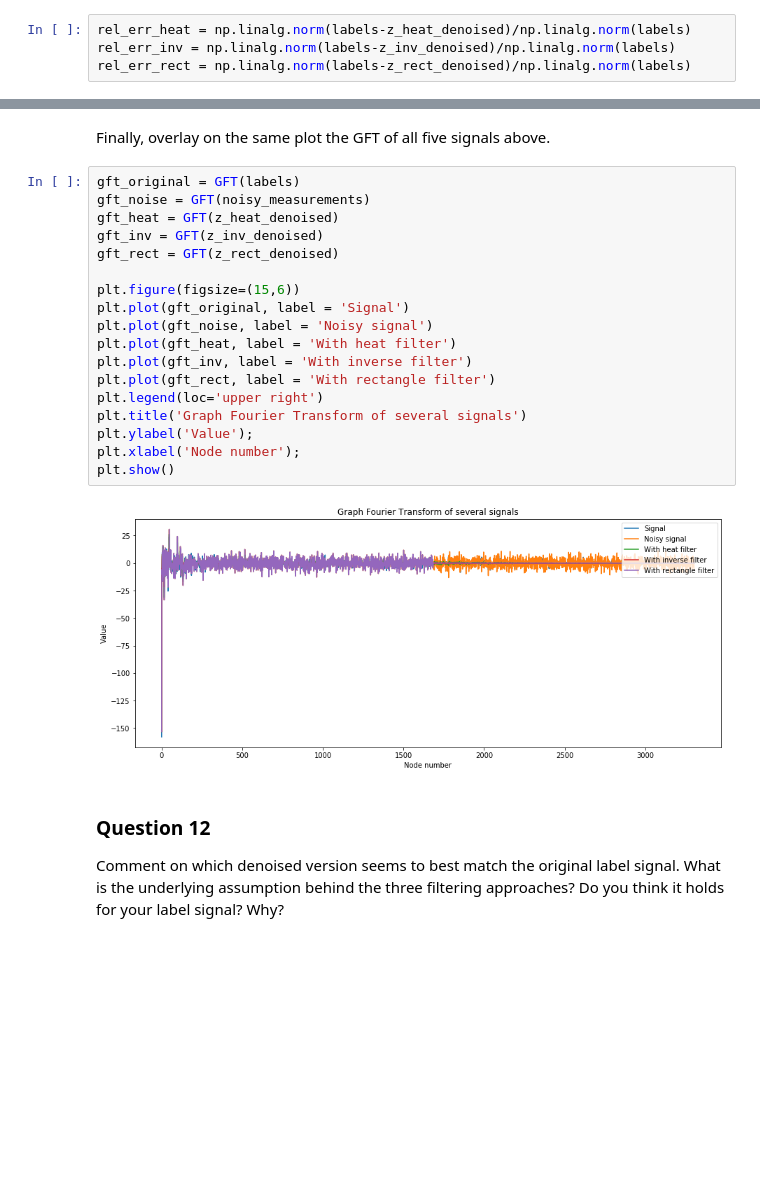
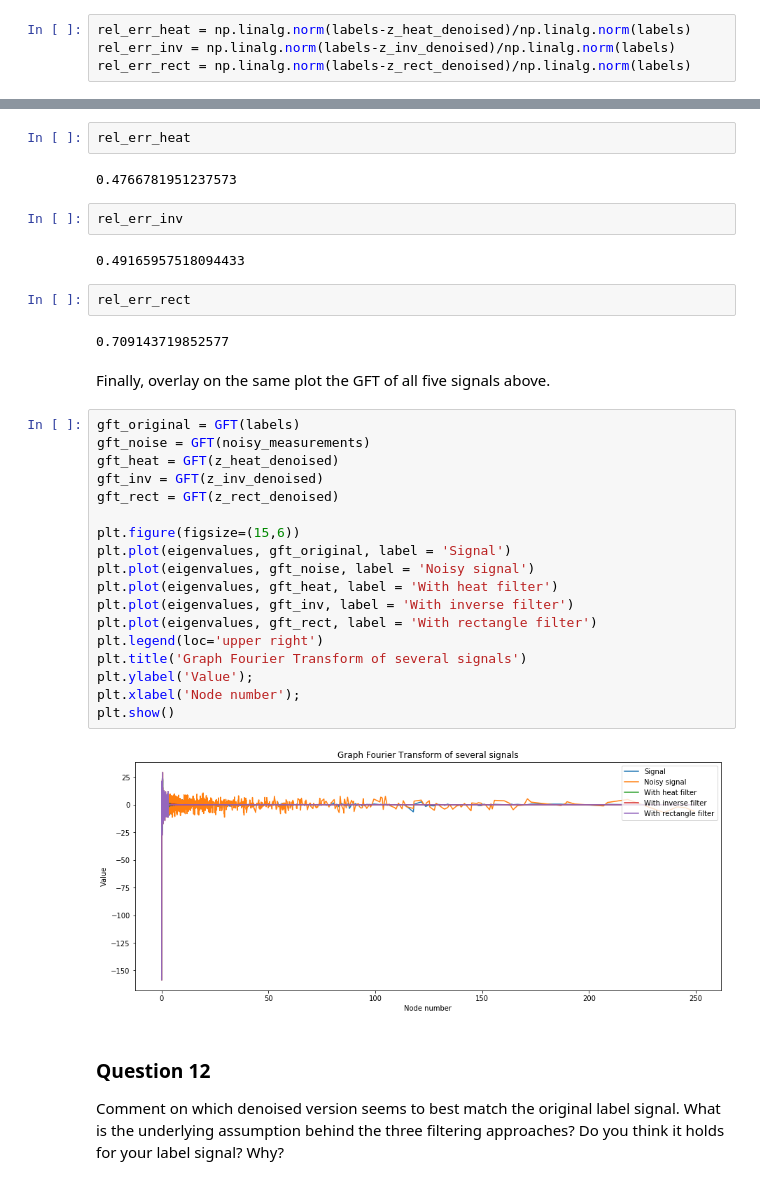
Before and after one commit to AmauV/NTDS, a Jupyter notebook: 4_graph_signal_processing.ipynb, the cells around one changed output, grey strips where cells are left out. Saved outputs shown, nothing was run; the diff lists cells and outputs as text; blank space fills up the shorter version.

```diff
--- a/4_graph_signal_processing.ipynb
+++ b/4_graph_signal_processing.ipynb
@@ -452,25 +478,37 @@ rel_err_rect = np.linalg.norm(labels-z_rect_denoised)/np.linalg.norm(labels)
+# %%
+rel_err_heat
+# %% [output]
+0.4766781951237573
+# %%
+rel_err_inv
+# %% [output]
+0.49165957518094433
+# %%
+rel_err_rect
+# %% [output]
+0.709143719852577
 # %% [markdown]
 Finally, overlay on the same plot the GFT of all five signals above.
 # %%
 gft_original = GFT(labels)
 gft_noise = GFT(noisy_measurements)
 gft_heat = GFT(z_heat_denoised)
 gft_inv = GFT(z_inv_denoised)
 gft_rect = GFT(z_rect_denoised)
 
 plt.figure(figsize=(15,6))
-plt.plot(gft_original, label = 'Signal')
-plt.plot(gft_noise, label = 'Noisy signal')
-plt.plot(gft_heat, label = 'With heat filter')
-plt.plot(gft_inv, label = 'With inverse filter')
-plt.plot(gft_rect, label = 'With rectangle filter')
+plt.plot(eigenvalues, gft_original, label = 'Signal')
+plt.plot(eigenvalues, gft_noise, label = 'Noisy signal')
+plt.plot(eigenvalues, gft_heat, label = 'With heat filter')
+plt.plot(eigenvalues, gft_inv, label = 'With inverse filter')
+plt.plot(eigenvalues, gft_rect, label = 'With rectangle filter')
 plt.legend(loc='upper right')
 plt.title('Graph Fourier Transform of several signals')
 plt.ylabel('Value');
 plt.xlabel('Node number');
 plt.show()
 # %% [output]
-[figure, old version]
+[figure, new version]
 # %% [markdown]
 ### Question 12
 
```
Also changed, not shown: parts of 13 cells of this notebook, 1 other file.
